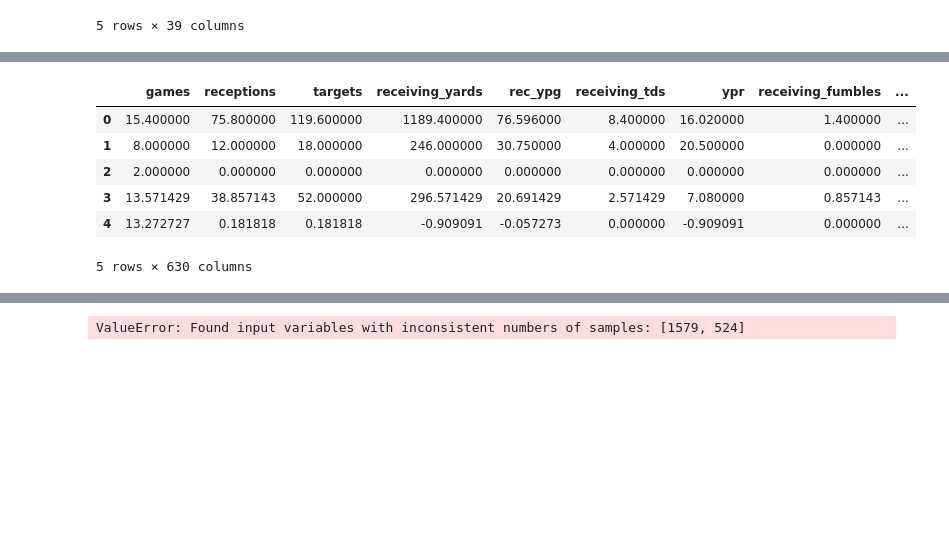
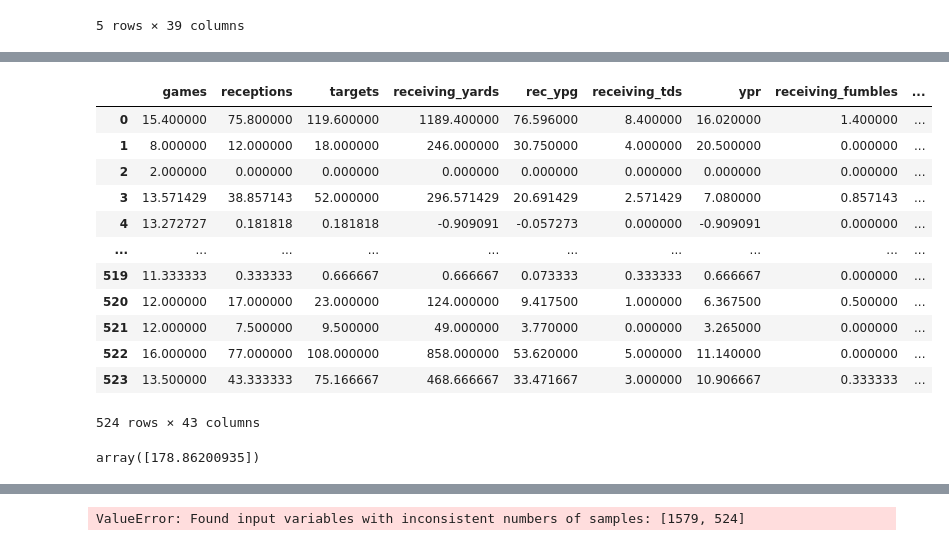
Before and after one commit to nmrodio/NFL_Fantasy_Football, a Jupyter notebook: nfl_fantasy_football_model.ipynb, the cells around one changed output, grey strips where cells are left out. Drawn from its saved outputs; the diff is of its cells as text; code cells hidden in the pictures; blank space fills up the shorter version.

Commit message:
Updated model w/ predictions

```diff
--- a/nfl_fantasy_football_model.ipynb
+++ b/nfl_fantasy_football_model.ipynb
@@ -114,3 +120,6 @@ prediction_data.head()
 | 3 | Aaron Jones | GB | RB | 13.571429 | 38.857143 | 52.000000 | 296.571429 | 20.691429 | 2.571429 | ... |
 | 4 | Aaron Rodgers | NYJ | QB | 13.272727 | 0.181818 | 0.181818 | -0.909091 | -0.057273 | 0.000000 | ... |
 5 rows × 39 columns
+# %%
+prediction_data_cleaned = prediction_data.drop(columns = ['name', 'team', 'stadium_name'])
+prediction_data_cleaned.head()
@@ -117,14 +134,26 @@ prediction_data.head()
 # %%
 # Encoding categorical columns for model
-encoded_prediction_data = pd.get_dummies(prediction_data)
-encoded_prediction_data.head()
+encoded_prediction_data = pd.get_dummies(prediction_data_cleaned)
+encoded_prediction_data
 # %% [output]
 |  | games | receptions | targets | receiving_yards | rec_ypg | receiving_tds | ypr | receiving_fumbles | ... |
 | 0 | 15.400000 | 75.800000 | 119.600000 | 1189.400000 | 76.596000 | 8.400000 | 16.020000 | 1.400000 | ... |
 | 1 | 8.000000 | 12.000000 | 18.000000 | 246.000000 | 30.750000 | 4.000000 | 20.500000 | 0.000000 | ... |
 | 2 | 2.000000 | 0.000000 | 0.000000 | 0.000000 | 0.000000 | 0.000000 | 0.000000 | 0.000000 | ... |
 | 3 | 13.571429 | 38.857143 | 52.000000 | 296.571429 | 20.691429 | 2.571429 | 7.080000 | 0.857143 | ... |
 | 4 | 13.272727 | 0.181818 | 0.181818 | -0.909091 | -0.057273 | 0.000000 | -0.909091 | 0.000000 | ... |
+| ... | ... | ... | ... | ... | ... | ... | ... | ... | ... |
+| 519 | 11.333333 | 0.333333 | 0.666667 | 0.666667 | 0.073333 | 0.333333 | 0.666667 | 0.000000 | ... |
+| 520 | 12.000000 | 17.000000 | 23.000000 | 124.000000 | 9.417500 | 1.000000 | 6.367500 | 0.500000 | ... |
+| 521 | 12.000000 | 7.500000 | 9.500000 | 49.000000 | 3.770000 | 0.000000 | 3.265000 | 0.000000 | ... |
+| 522 | 16.000000 | 77.000000 | 108.000000 | 858.000000 | 53.620000 | 5.000000 | 11.140000 | 0.000000 | ... |
+| 523 | 13.500000 | 43.333333 | 75.166667 | 468.666667 | 33.471667 | 3.000000 | 10.906667 | 0.333333 | ... |
-5 rows × 630 columns
+524 rows × 43 columns
 # %%
-real_predictions = lr_model.predict(encoded_prediction_data)
+list_of_lists = encoded_prediction_data.values.tolist()  # Get a list of rows
+test = list_of_lists[5]
+
+real_predictions = lr_model.predict([test])
+real_predictions
+# %% [output]
+array([178.86200935])
```
Also changed, not shown: parts of 13 cells of this notebook.
